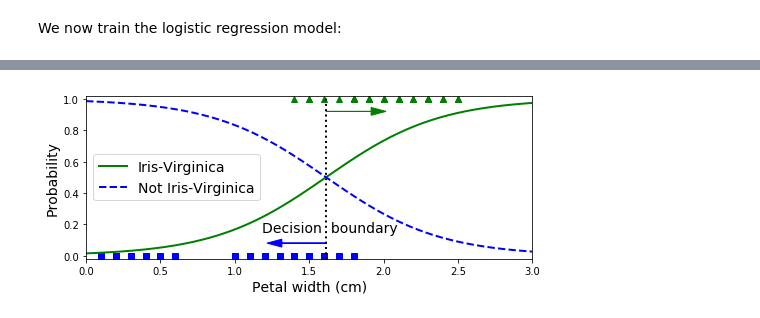
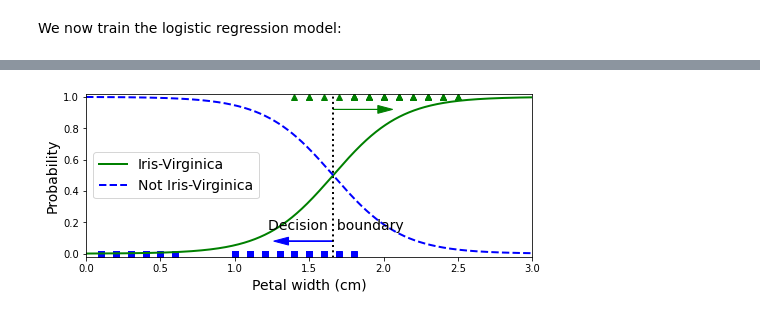
Before and after one commit to linsut/DatSci, a Jupyter notebook: iris_demo.ipynb, the cells around one changed output, grey strips where cells are left out. Cells and saved outputs as stored; diff of their text form; code cells hidden in the pictures.

```diff
--- a/iris_demo.ipynb
+++ b/iris_demo.ipynb
@@ -19,3 +17,4 @@ list(iris.keys())
 # %%
-X = iris["data"][:, 3:]  # petal width array([[0.2],[0.4],[0.3],[0.1],...])
+X = iris["data"]  # all features
 y = (iris["target"] == 2).astype(np.int)  # array of 1 if Iris-Virginica, else 0
+print(iris["feature_names"])
@@ -42,21 +73,97 @@ plt.plot(X_new, y_proba[:, 0], "b--", label="Not Iris-Virginica")
 # %%
-X_new  ==  np.linspace(0, 3, 1000).reshape(-1, 1)
-y_proba = log_reg.predict_proba(X_new)
+X_new  =  np.linspace(0, 3, 1000).reshape(-1, 1)
+y_proba = log_reg_petal_width.predict_proba(X_new)
 decision_boundary = X_new[y_proba[:, 1] >= 0.5][0]
 
 plt.figure(figsize=(8, 3))
-plt.plot(X[y==0], y[y==0], "bs")
-plt.plot(X[y==1], y[y==1], "g^")
+plt.plot(X1[y==0], y[y==0], "bs")
+plt.plot(X1[y==1], y[y==1], "g^")
 plt.plot([decision_boundary, decision_boundary], [-1, 2], "k:", linewidth=2)
 plt.plot(X_new, y_proba[:, 1], "g-", linewidth=2, label="Iris-Virginica")
 plt.plot(X_new, y_proba[:, 0], "b--", linewidth=2, label="Not Iris-Virginica")
 plt.text(decision_boundary+0.02, 0.15, "Decision  boundary", fontsize=14, color="k", ha="center")
 plt.arrow(decision_boundary, 0.08, -0.3, 0, head_width=0.05, head_length=0.1, fc='b', ec='b')
 plt.arrow(decision_boundary, 0.92, 0.3, 0, head_width=0.05, head_length=0.1, fc='g', ec='g')
 plt.xlabel("Petal width (cm)", fontsize=14)
 plt.ylabel("Probability", fontsize=14)
 plt.legend(loc="center left", fontsize=14)
 plt.axis([0, 3, -0.02, 1.02])
 plt.show()
+
+print(decision_boundary)
+
+X_new  =  np.linspace(1, 6, 1000).reshape(-1, 1)
+y_proba = log_reg_petal_length.predict_proba(X_new)
+decision_boundary = X_new[y_proba[:, 1] >= 0.5][0]
+
+plt.figure(figsize=(8, 3))
+plt.plot(X2[y==0], y[y==0], "bs")
+plt.plot(X2[y==1], y[y==1], "g^")
+plt.plot([decision_boundary, decision_boundary], [-1, 2], "k:", linewidth=2)
+plt.plot(X_new, y_proba[:, 1], "g-", linewidth=2, label="Iris-Virginica")
+plt.plot(X_new, y_proba[:, 0], "b--", linewidth=2, label="Not Iris-Virginica")
+plt.text(decision_boundary+0.02, 0.15, "Decision  boundary", fontsize=14, color="k", ha="center")
+plt.arrow(decision_boundary, 0.08, -0.3, 0, head_width=0.05, head_length=0.1, fc='b', ec='b')
+plt.arrow(decision_boundary, 0.92, 0.3, 0, head_width=0.05, head_length=0.1, fc='g', ec='g')
+plt.xlabel("Petal length (cm)", fontsize=14)
+plt.ylabel("Probability", fontsize=14)
+plt.legend(loc="center left", fontsize=14)
+plt.axis([1, 7, -0.02, 1.02])
+plt.show()
+
+print(decision_boundary)
+
+X_new  =  np.linspace(0, 7, 1000).reshape(-1, 1)
+y_proba = log_reg_sepal_width.predict_proba(X_new)
+decision_boundary = X_new[y_proba[:, 1] >= 0.5][0]
+
+plt.figure(figsize=(8, 3))
+plt.plot(X3[y==0], y[y==0], "bs")
+plt.plot(X3[y==1], y[y==1], "g^")
+plt.plot([decision_boundary, decision_boundary], [-1, 2], "k:", linewidth=2)
+plt.plot(X_new, y_proba[:, 1], "g-", linewidth=2, label="Iris-Virginica")
+plt.plot(X_new, y_proba[:, 0], "b--", linewidth=2, label="Not Iris-Virginica")
+plt.text(decision_boundary+0.02, 0.15, "Decision  boundary", fontsize=14, color="k", ha="center")
+plt.arrow(decision_boundary, 0.08, -0.3, 0, head_width=0.05, head_length=0.1, fc='b', ec='b')
+plt.arrow(decision_boundary, 0.92, 0.3, 0, head_width=0.05, head_length=0.1, fc='g', ec='g')
+plt.xlabel("Sepal width (cm)", fontsize=14)
+plt.ylabel("Probability", fontsize=14)
+plt.legend(loc="center left", fontsize=14)
+plt.axis([0, 7, -0.02, 1.02])
+plt.show()
+
+print(decision_boundary)
+
+
+X_new  =  np.linspace(1, 8, 1000).reshape(-1, 1)
+y_proba = log_reg_sepal_length.predict_proba(X_new)
+decision_boundary = X_new[y_proba[:, 1] >= 0.5][0]
+
+plt.figure(figsize=(8, 3))
+plt.plot(X4[y==0], y[y==0], "bs")
+plt.plot(X4[y==1], y[y==1], "g^")
+plt.plot([decision_boundary, decision_boundary], [-1, 2], "k:", linewidth=2)
+plt.plot(X_new, y_proba[:, 1], "g-", linewidth=2, label="Iris-Virginica")
+plt.plot(X_new, y_proba[:, 0], "b--", linewidth=2, label="Not Iris-Virginica")
+plt.text(decision_boundary+0.02, 0.15, "Decision  boundary", fontsize=14, color="k", ha="center")
+plt.arrow(decision_boundary, 0.08, -0.3, 0, head_width=0.05, head_length=0.1, fc='b', ec='b')
+plt.arrow(decision_boundary, 0.92, 0.3, 0, head_width=0.05, head_length=0.1, fc='g', ec='g')
+plt.xlabel("Sepal length (cm)", fontsize=14)
+plt.ylabel("Probability", fontsize=14)
+plt.legend(loc="center left", fontsize=14)
+plt.axis([4, 8, -0.02, 1.02])
+plt.show()
+
+print(decision_boundary)
+
+
+pred_petal_width = log_reg_petal_width.predict([[2.4]])
+pred_petal_length = log_reg_petal_length.predict([[5.3]])
+pred_sepal_width = log_reg_sepal_width.predict([[2.5]])
+pred_sepal_length = log_reg_sepal_length.predict([[4.8]])
+
+print(pred_petal_width, pred_petal_length, pred_sepal_width, pred_sepal_length)
+#No weights
+print(1/(1+np.exp(-(pred_petal_width + pred_petal_length + pred_sepal_width + pred_sepal_length))))
 # %% [output]
-[figure, old version]
+[figure, new version]
```
Also changed, not shown: parts of 17 cells of this notebook.
